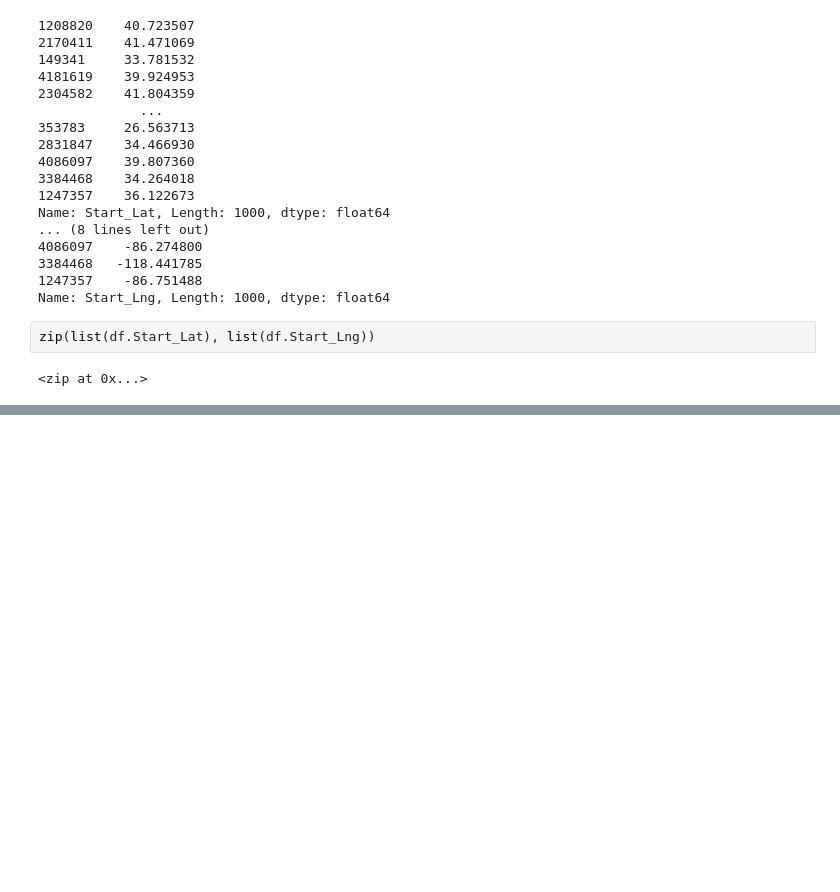
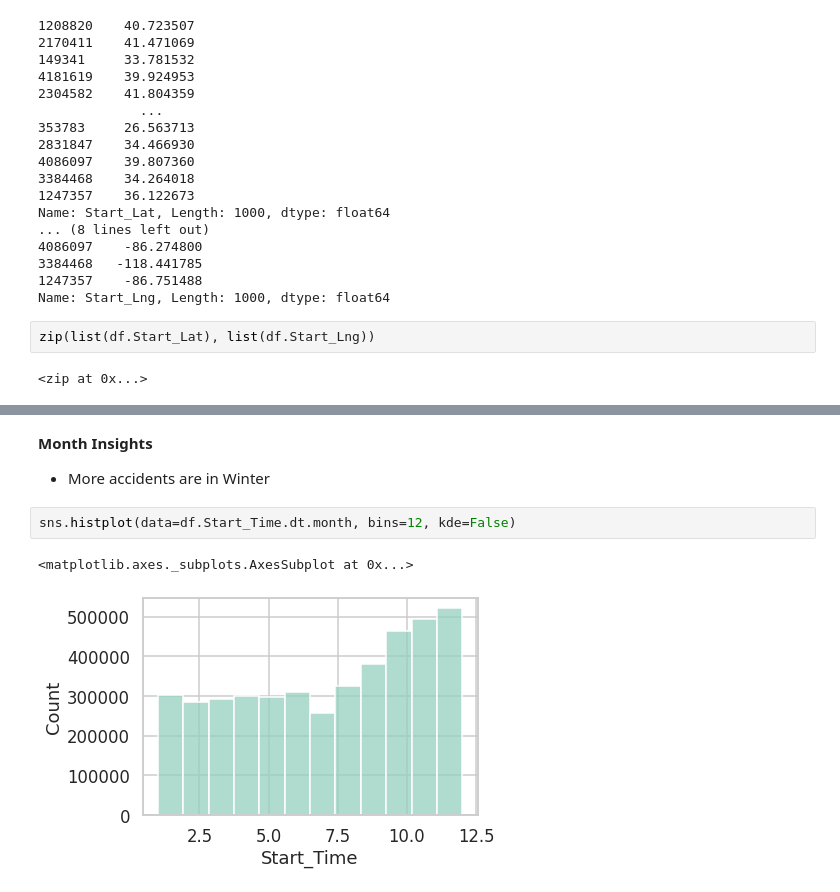
Before and after one commit to maegop/Exploratory-Data-Analysis-for-US-Accidents, a Jupyter notebook: EDA_US_Accidents.ipynb, the cells around one changed output, grey strips where cells are left out. Saved outputs shown, nothing was run; the diff lists cells and outputs as text; blank space fills up the shorter version.

```diff
--- a/EDA_US_Accidents.ipynb
+++ b/EDA_US_Accidents.ipynb
@@ -369,0 +422,8 @@ map
+# %% [markdown]
+**Month Insights**
+* More accidents are in Winter
+# %%
+sns.histplot(data=df.Start_Time.dt.month, bins=12, kde=False)
+# %% [output]
+<matplotlib.axes._subplots.AxesSubplot at 0x...>
+[figure, added]
```
Also changed, not shown: parts of 21 cells of this notebook.
